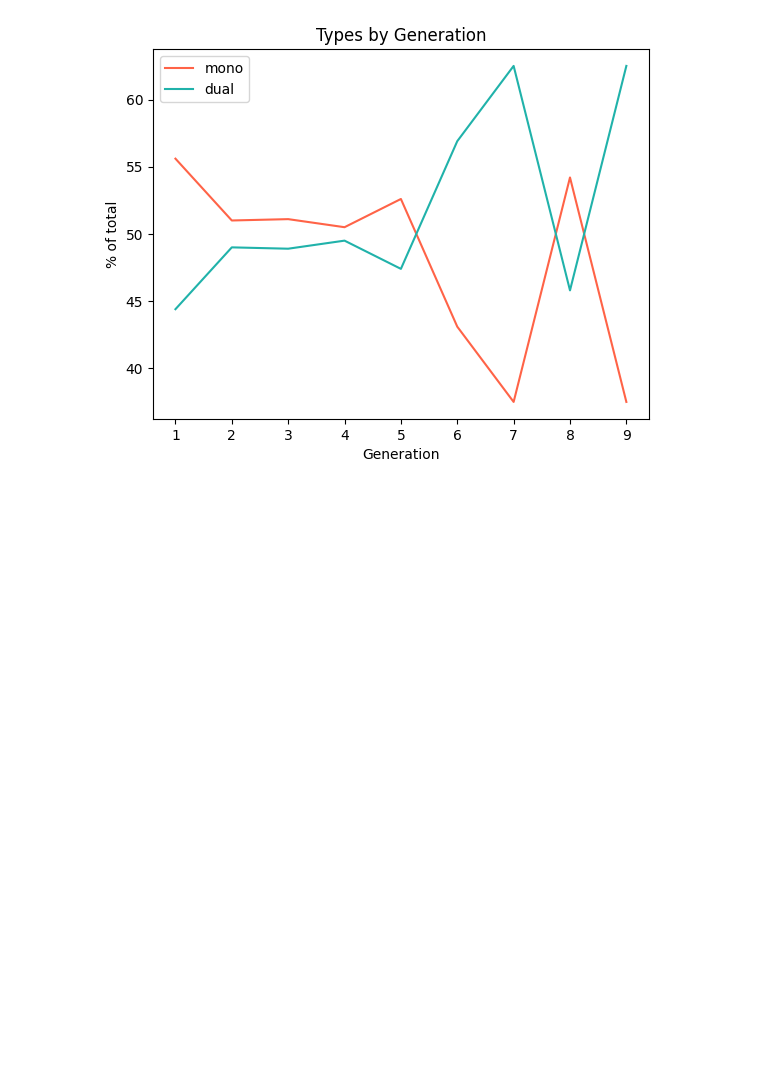
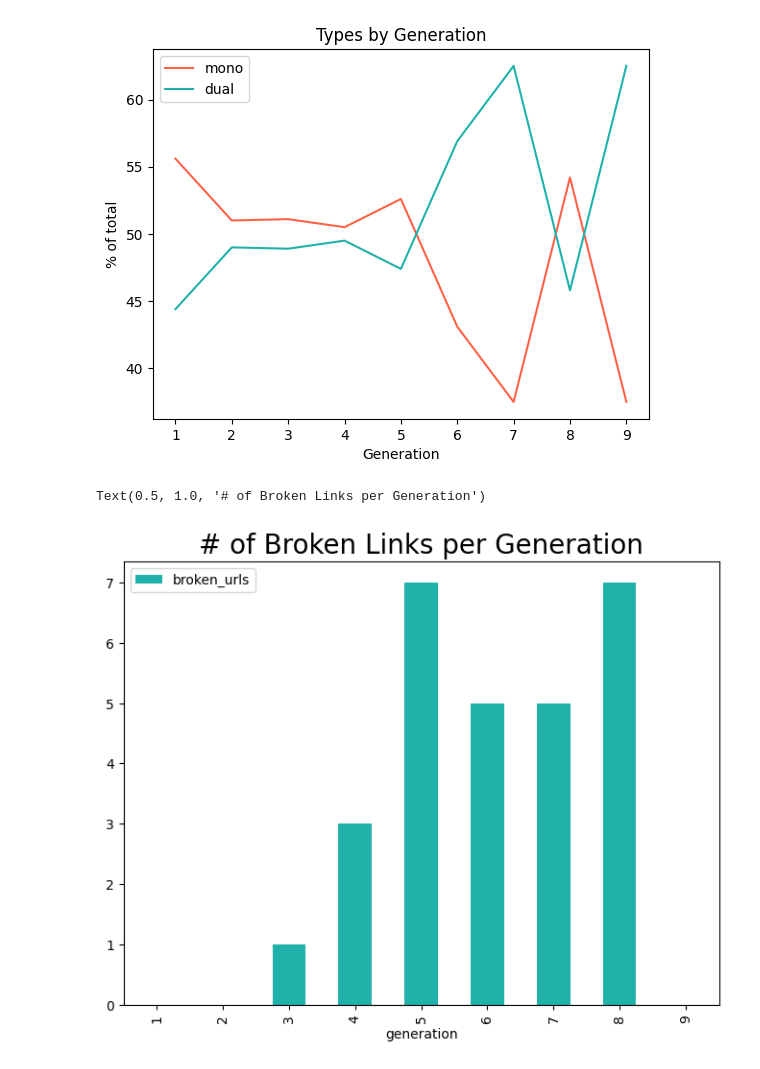
Before and after one commit to kevinle108/data-analysis-2023, a Jupyter notebook: pokemon_analysis.ipynb, the cells around one changed output. Drawn from its saved outputs; the diff is of its cells as text; code cells hidden in the pictures; blank space fills up the shorter version.

Commit message:
add broken_urls chart

```diff
--- a/pokemon_analysis.ipynb
+++ b/pokemon_analysis.ipynb
@@ -394,6 +394,29 @@ plt.title('Types by Generation')
 plt.show()
 # %% [output]
 [figure]
+# %%
+count_broken_df = all_pokemon_df.merge(broken_endpoints_df_cleaned, how="left", on="name")
+count_broken_df.drop(columns=["id", "name", "type1", "type2"], inplace=True)
+
+def count_broken(df, gen_num):
+    return len(df[df['generation'] == gen_num].dropna())
+
+broken_counts = []
+for gen_num in range(1,10):
+    broken_counts.append({
+        'generation': gen_num,
+        'broken_urls': count_broken(count_broken_df, gen_num)
+    })
+broken_ax = pd.DataFrame.from_dict(broken_counts).plot.bar(
+    x='generation',
+    figsize=(8,6),
+    color='lightseagreen'
+)
+
+broken_ax.set_title('# of Broken Links per Generation', fontsize=20)
+# %% [output]
+Text(0.5, 1.0, '# of Broken Links per Generation')
+[figure, added]
 # %% [markdown]
 # Findings
 - Gen 1, 3, and 5 had the most number of pokemon species
```
Also changed, not shown: parts of 1 cell of this notebook.
